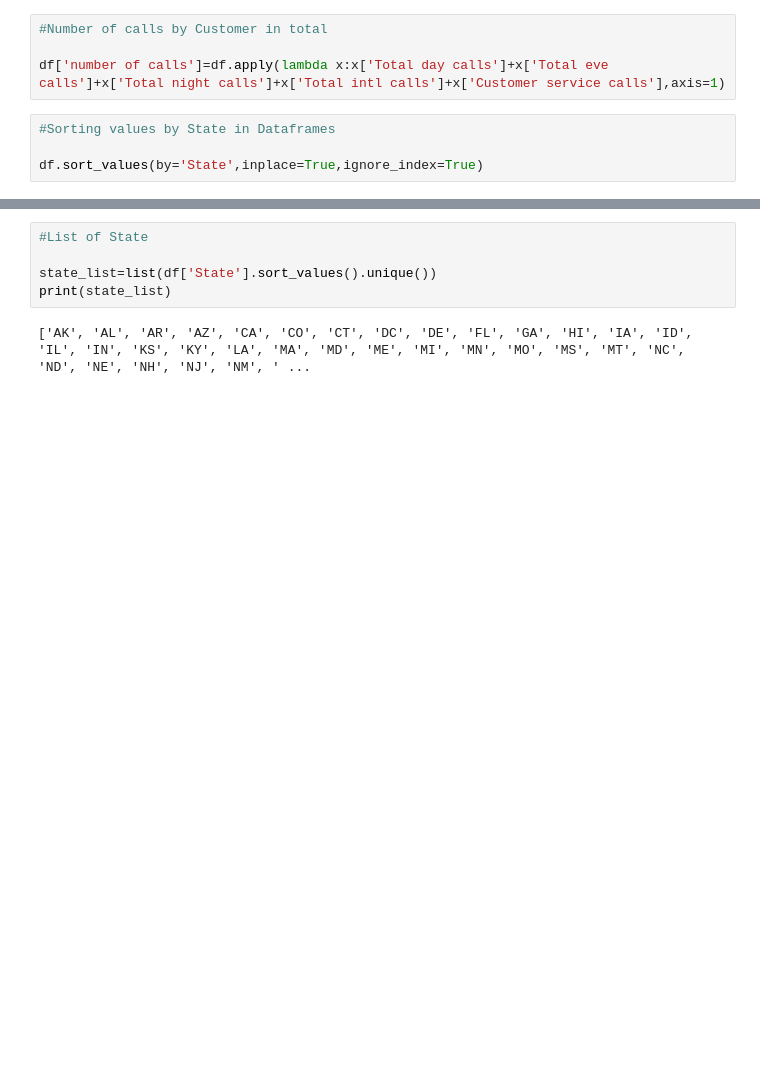
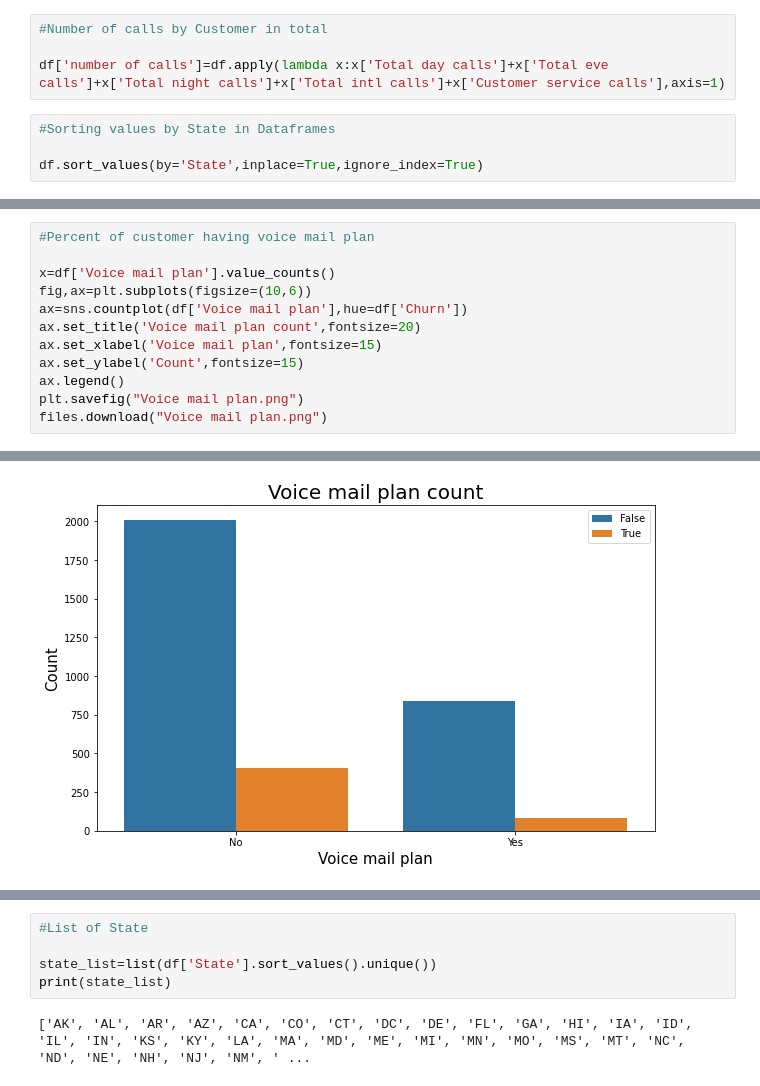
Before and after one commit to parasgupta1995/Almabetter-Capstone-project, a Jupyter notebook: Telecom_Churn_Analysis_Capstone_Project.ipynb, the cells around one changed output, grey strips where cells are left out. Drawn from its saved outputs; the diff is of its cells as text; blank space fills up the shorter version.

```diff
--- a/Telecom_Churn_Analysis_Capstone_Project.ipynb
+++ b/Telecom_Churn_Analysis_Capstone_Project.ipynb
@@ -137,0 +93,13 @@ files.download("Number of Customer service Calls.png")
+# %%
+#Percent of customer having voice mail plan
+
+x=df['Voice mail plan'].value_counts()
+fig,ax=plt.subplots(figsize=(10,6))
+ax=sns.countplot(df['Voice mail plan'],hue=df['Churn'])
+ax.set_title('Voice mail plan count',fontsize=20)
+ax.set_xlabel('Voice mail plan',fontsize=15)
+ax.set_ylabel('Count',fontsize=15)
+ax.legend()
+plt.savefig("Voice mail plan.png")
+files.download("Voice mail plan.png")
+# %% [output]
@@ -137,0 +108 @@ files.download("Number of Customer service Calls.png")
+[figure, added]
```
Also changed, not shown: parts of 44 cells of this notebook.
